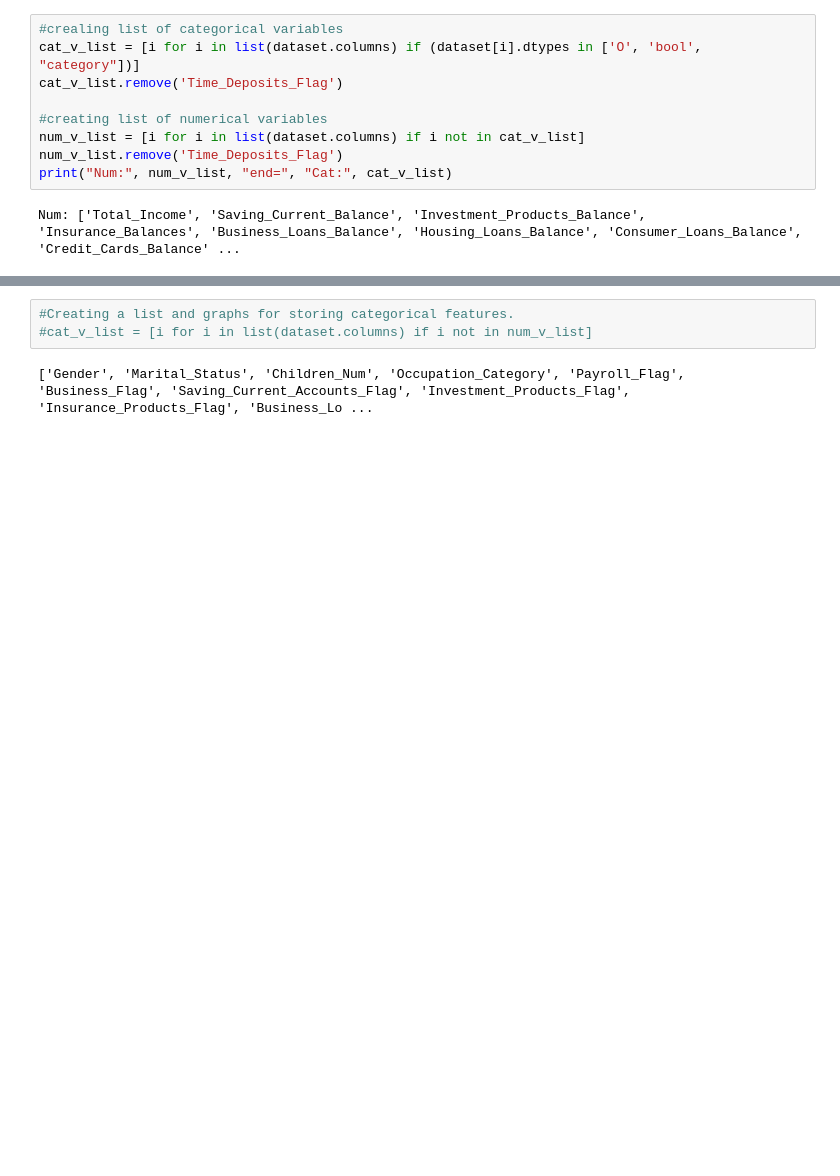
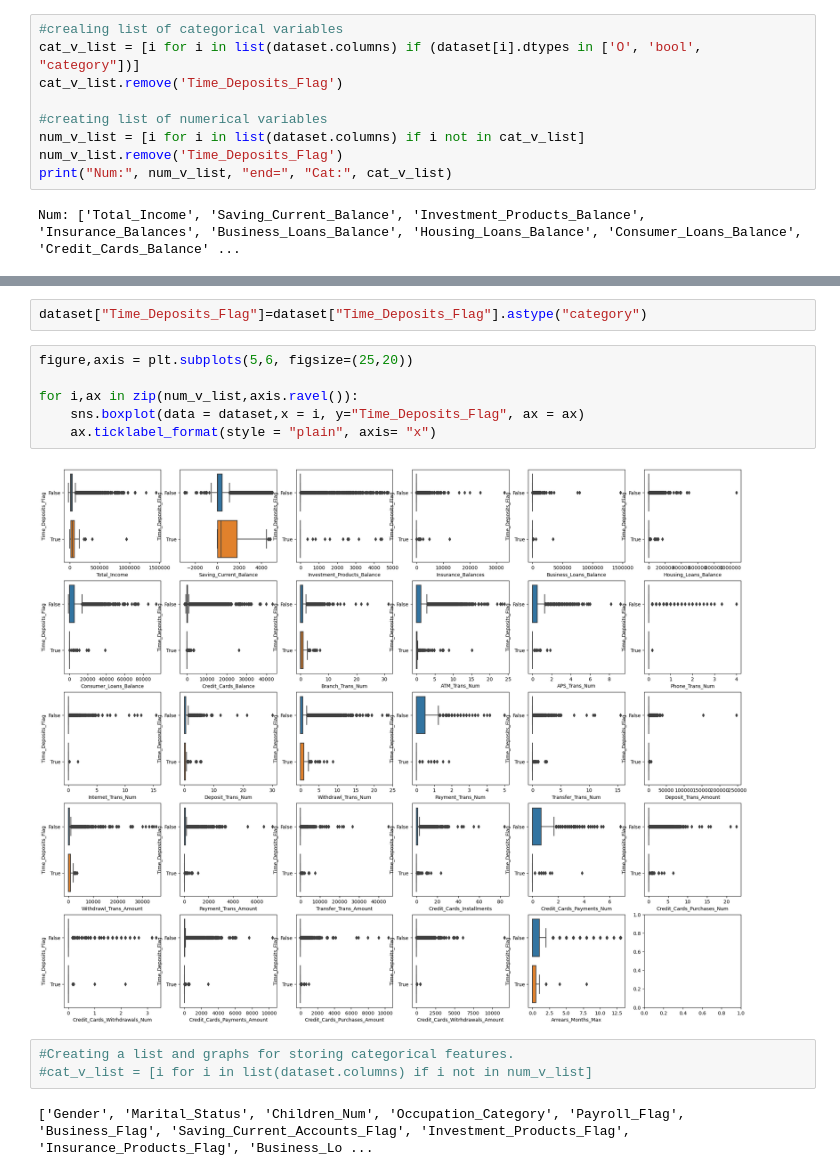
Before and after one commit to Doll03/4IZ480, a Jupyter notebook: Code/notebook.ipynb, the cells around one changed output, grey strips where cells are left out. Cells and saved outputs as stored; diff of their text form; blank space fills up the shorter version.

```diff
--- a/Code/notebook.ipynb
+++ b/Code/notebook.ipynb
@@ -109,3 +116,13 @@ ValueError: If using all scalar values, you must pass an index
+# %%
+dataset["Time_Deposits_Flag"]=dataset["Time_Deposits_Flag"].astype("category")
+# %%
+figure,axis = plt.subplots(5,6, figsize=(25,20))
+
+for i,ax in zip(num_v_list,axis.ravel()):
+    sns.boxplot(data = dataset,x = i, y="Time_Deposits_Flag", ax = ax)
+    ax.ticklabel_format(style = "plain", axis= "x")
+# %% [output]
+[figure, added]
 # %%
 #Creating a list and graphs for storing categorical features.
 #cat_v_list = [i for i in list(dataset.columns) if i not in num_v_list]
```
Also changed, not shown: parts of 3 cells of this notebook.
